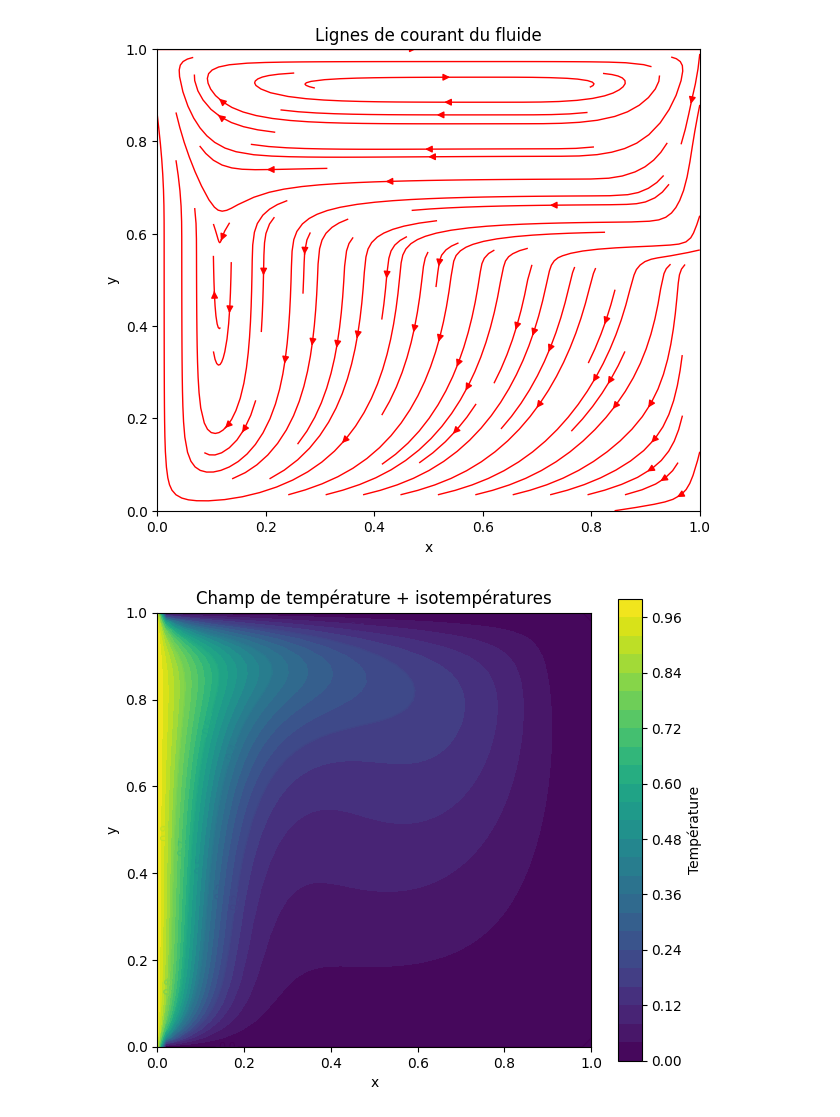
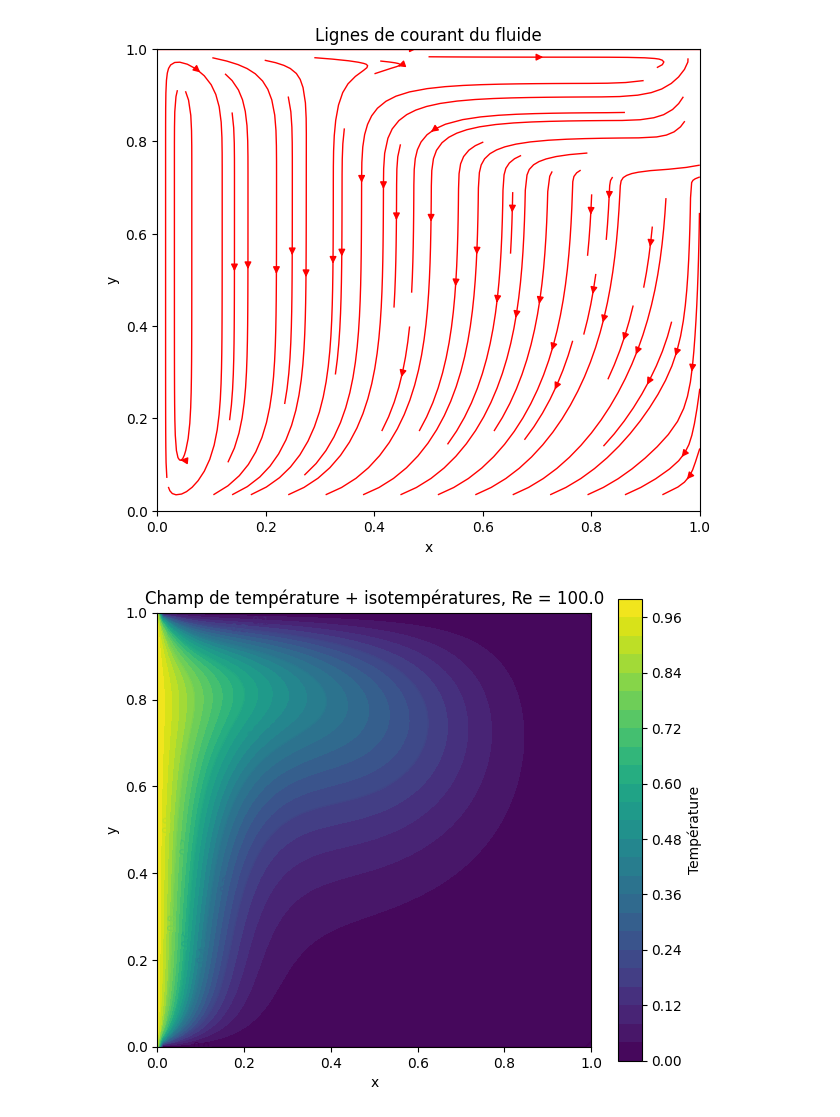
Before and after one commit to PierreG25/Thermal-transfert, a Jupyter notebook: ADI_Thomas.ipynb, the cells around one changed output. Saved outputs shown, nothing was run; the diff lists cells and outputs as text; code cells hidden in the pictures.

```diff
--- a/ADI_Thomas.ipynb
+++ b/ADI_Thomas.ipynb
@@ -146,15 +146,15 @@ def get_average_nusselt(T, dx):
 
     return np.mean(nu_local)
 # %%
-nx, ny = 51, 51
+nx, ny = 81, 81
 Lx, Ly = 1.0, 1.0
 dx, dy = Lx/(nx-1), Ly/(ny-1)
-dt = 1
+dt = 1e-3
 
-U0 = 1.0*10**-2  # Vitesse paroi supérieure
+U0 = 1.0*10**-3  # Vitesse paroi supérieure
 
-rho = 1000 # Eau
-mu = 10**-3 # Eau
+rho = 1 # Air
+mu = 10**-5 # Air
 #Re = 10000
 Pr = 0.71
 Ra = 1e4
@@ -318,31 +318,31 @@ plt.xlim(0, Lx)
 plt.ylim(0, Ly)
 plt.show()
 # %% [output]
-[figure, old version]
+[figure, new version]
 # %%
 # 1. Préparation de la grille
 x = np.linspace(0, Lx, nx)
 y = np.linspace(0, Ly, ny)
 X, Y = np.meshgrid(x, y)
 
 # Sélection d'une itération (ex: la dernière enregistrée)
 k = -1
 T_plot = img_dic['T'][k]  # <-- adapte la clé si besoin ("T", "temp", etc.)
 
 plt.figure(figsize=(7, 6))
 levels = 30
 
 cf = plt.contourf(X, Y, T_plot, levels=levels)   # champ coloré
 cs = plt.contour(X, Y, T_plot, levels=10, linewidths=0.8)  # isothermes
 plt.clabel(cs, inline=True, fontsize=8)
 
 plt.colorbar(cf, label="Température")
-plt.title("Champ de température + isotempératures")
+plt.title("Champ de température + isotempératures, Re = " + str(Re))
 plt.xlabel("x")
 plt.ylabel("y")
 plt.xlim(0, Lx)
 plt.ylim(0, Ly)
 plt.gca().set_aspect('equal', adjustable='box')
 plt.show()
 # %% [output]
-[figure, old version]
+[figure, new version]
```
Also changed, not shown: parts of 5 cells of this notebook, 1 other file.
